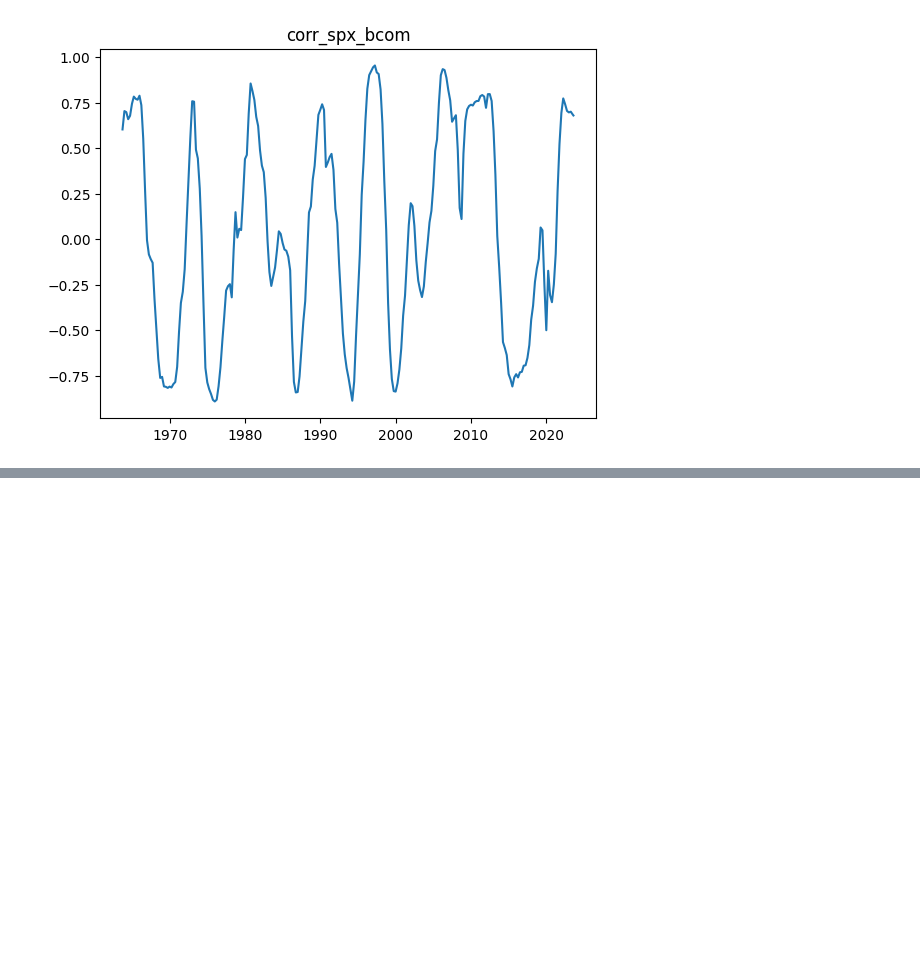
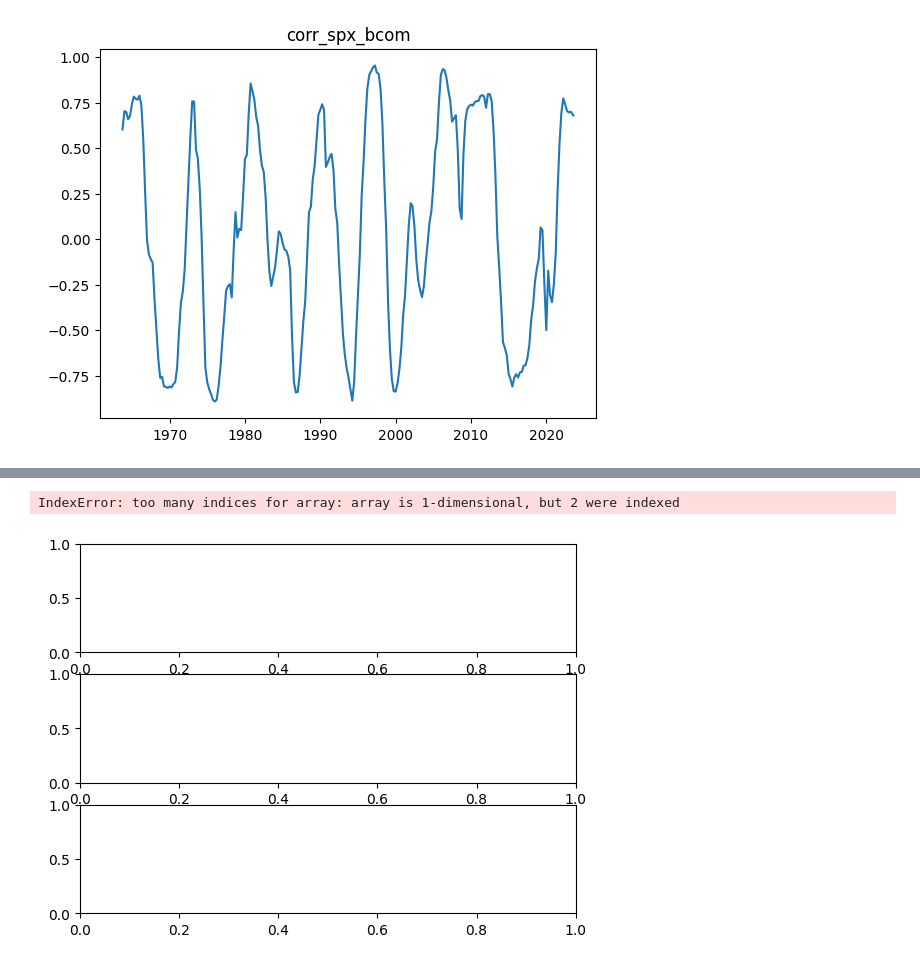
Before and after one commit to ViktorKaz/m4benchmarkstudy, a Jupyter notebook: correlation_ts.ipynb, the cells around one changed output, grey strips where cells are left out. Drawn from its saved outputs; the diff is of its cells as text; code cells hidden in the pictures; blank space fills up the shorter version.

```diff
--- a/correlation_ts.ipynb
+++ b/correlation_ts.ipynb
@@ -34,3 +40,18 @@ plt.show()
+# %%
+
+
+fig, axs = plt.subplots(3, 1)
+axs[0,0].plot(lactruu_px['Date'].values[:-14], corr_lactruu_spx)
+axs[0,0].set_title('corr_lactruu_spx')
+
+axs[1,0].plot(lactruu_px['Date'].values[:-14], corr_lactruu_spx)
+axs[1,0].set_title('corr_lactruu_spx')
+
+axs[2,0].plot(lactruu_px['Date'].values[:-14], corr_lactruu_spx)
+axs[2,0].set_title('corr_lactruu_spx')
+# %% [output]
+IndexError: too many indices for array: array is 1-dimensional, but 2 were indexed
+[figure, added]
 # %%
 TEST_FOLD = 1/3
 TRAIN_FOLD = 2/3
```
Also changed, not shown: parts of 8 cells of this notebook, 6 other files.
